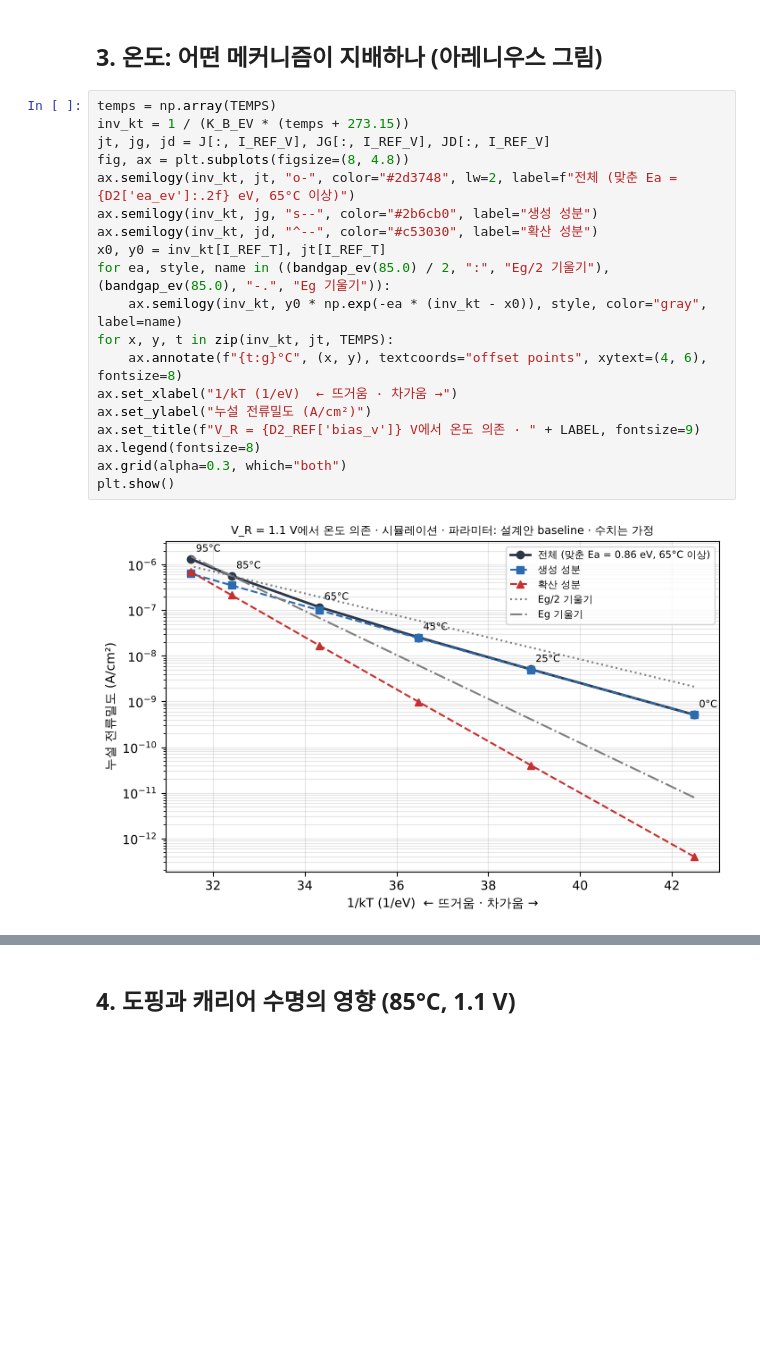
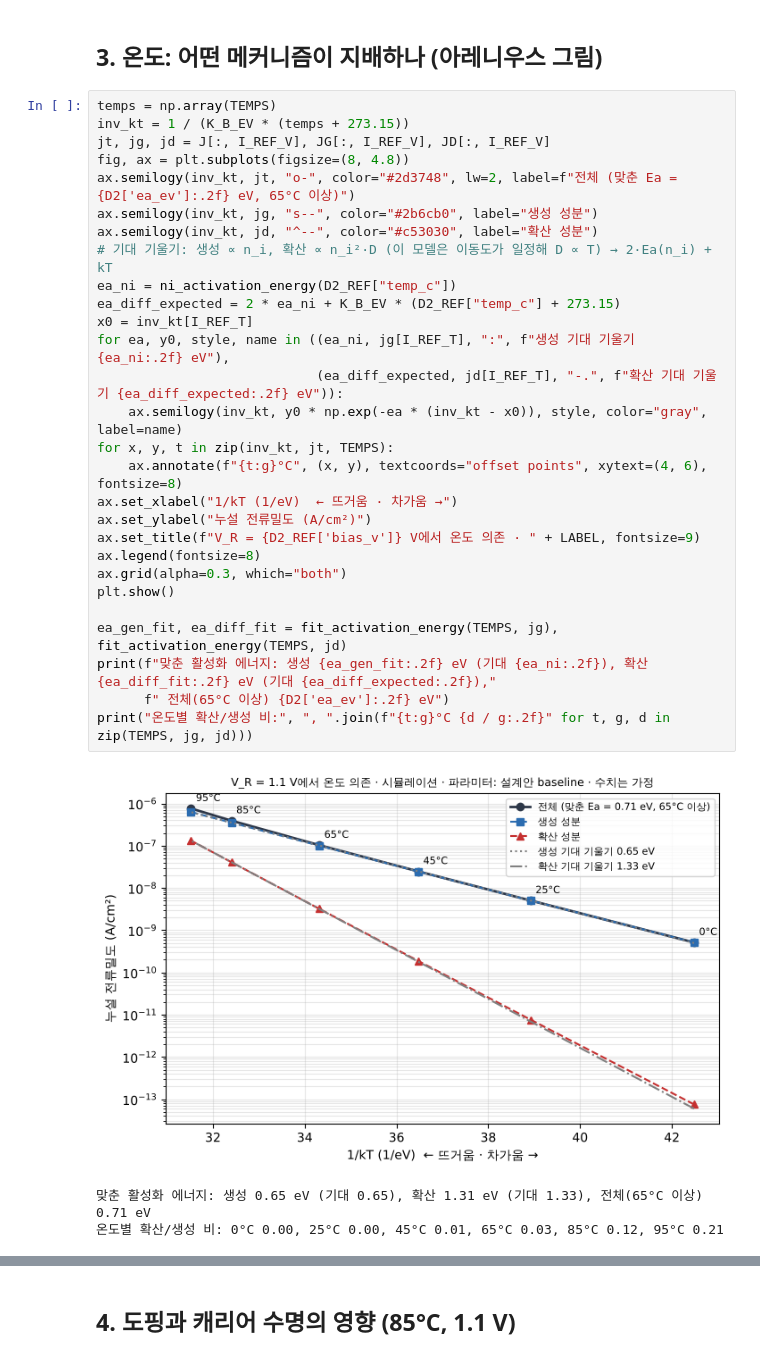
Before and after one commit to tjrgns1753-create/dsadsa, a Jupyter notebook: notebooks/02_devsim_leakage.ipynb, the cells around one changed output, grey strips where cells are left out. Saved outputs shown, nothing was run; the diff lists cells and outputs as text; blank space fills up the shorter version.

Commit message:
fix: reach-through guard, apparent activation energies, scoped reset
Co-Authored-By: Claude Opus 5.5 <noreply@anthropic.com>
Claude-Session: https://claude.ai/code/session_01UW2mNqGwRMFKeM4qY2tFoQ

```diff
--- a/notebooks/02_devsim_leakage.ipynb
+++ b/notebooks/02_devsim_leakage.ipynb
@@ -128,24 +130,35 @@ plt.show()
 # %%
 temps = np.array(TEMPS)
 inv_kt = 1 / (K_B_EV * (temps + 273.15))
 jt, jg, jd = J[:, I_REF_V], JG[:, I_REF_V], JD[:, I_REF_V]
 fig, ax = plt.subplots(figsize=(8, 4.8))
 ax.semilogy(inv_kt, jt, "o-", color="#2d3748", lw=2, label=f"전체 (맞춘 Ea = {D2['ea_ev']:.2f} eV, 65°C 이상)")
 ax.semilogy(inv_kt, jg, "s--", color="#2b6cb0", label="생성 성분")
 ax.semilogy(inv_kt, jd, "^--", color="#c53030", label="확산 성분")
-x0, y0 = inv_kt[I_REF_T], jt[I_REF_T]
-for ea, style, name in ((bandgap_ev(85.0) / 2, ":", "Eg/2 기울기"), (bandgap_ev(85.0), "-.", "Eg 기울기")):
+# 기대 기울기: 생성 ∝ n_i, 확산 ∝ n_i²·D (이 모델은 이동도가 일정해 D ∝ T) → 2·Ea(n_i) + kT
+ea_ni = ni_activation_energy(D2_REF["temp_c"])
+ea_diff_expected = 2 * ea_ni + K_B_EV * (D2_REF["temp_c"] + 273.15)
+x0 = inv_kt[I_REF_T]
+for ea, y0, style, name in ((ea_ni, jg[I_REF_T], ":", f"생성 기대 기울기 {ea_ni:.2f} eV"),
+                            (ea_diff_expected, jd[I_REF_T], "-.", f"확산 기대 기울기 {ea_diff_expected:.2f} eV")):
     ax.semilogy(inv_kt, y0 * np.exp(-ea * (inv_kt - x0)), style, color="gray", label=name)
 for x, y, t in zip(inv_kt, jt, TEMPS):
     ax.annotate(f"{t:g}°C", (x, y), textcoords="offset points", xytext=(4, 6), fontsize=8)
 ax.set_xlabel("1/kT (1/eV)  ← 뜨거움 · 차가움 →")
 ax.set_ylabel("누설 전류밀도 (A/cm²)")
 ax.set_title(f"V_R = {D2_REF['bias_v']} V에서 온도 의존 · " + LABEL, fontsize=9)
 ax.legend(fontsize=8)
 ax.grid(alpha=0.3, which="both")
 plt.show()
+
+ea_gen_fit, ea_diff_fit = fit_activation_energy(TEMPS, jg), fit_activation_energy(TEMPS, jd)
+print(f"맞춘 활성화 에너지: 생성 {ea_gen_fit:.2f} eV (기대 {ea_ni:.2f}), 확산 {ea_diff_fit:.2f} eV (기대 {ea_diff_expected:.2f}),"
+      f" 전체(65°C 이상) {D2['ea_ev']:.2f} eV")
+print("온도별 확산/생성 비:", ", ".join(f"{t:g}°C {d / g:.2f}" for t, g, d in zip(TEMPS, jg, jd)))
 # %% [output]
-[figure, old version]
+[figure, new version]
+맞춘 활성화 에너지: 생성 0.65 eV (기대 0.65), 확산 1.31 eV (기대 1.33), 전체(65°C 이상) 0.71 eV
+온도별 확산/생성 비: 0°C 0.00, 25°C 0.00, 45°C 0.01, 65°C 0.03, 85°C 0.12, 95°C 0.21
 # %% [markdown]
 **읽는 법**
 - 가로축이 1/kT라서 아레니우스 법칙을 따르는 성분은 **직선**이 되고, 기울기가 활성화 에너지입니다.
```
Also changed, not shown: parts of 10 cells of this notebook, 13 other files.
